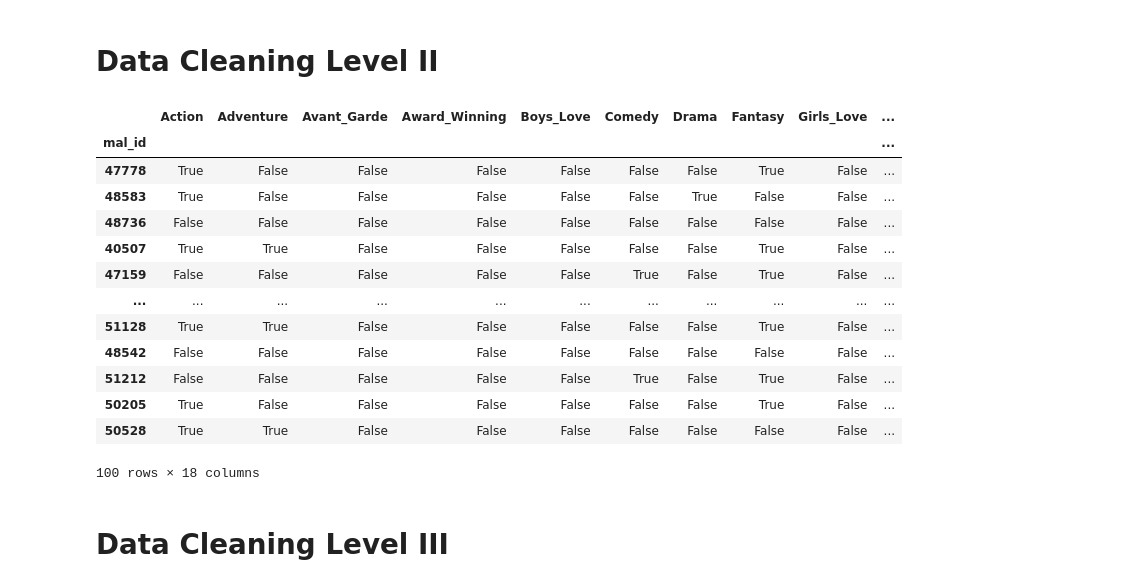
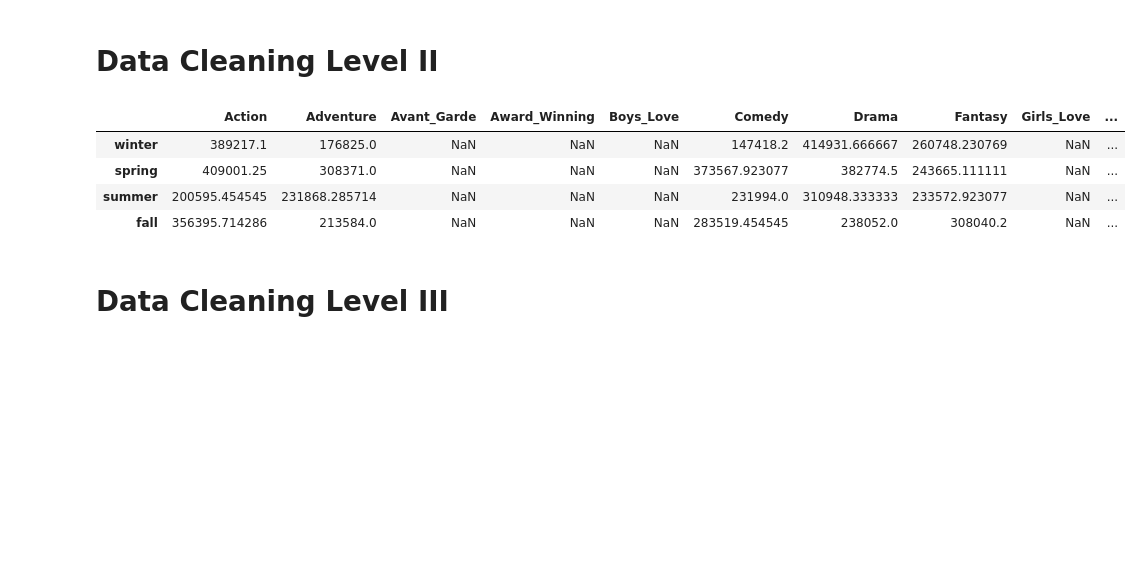
Before and after one commit to WuJunNing/INST447FinalProject, a Jupyter notebook: Final_Project.ipynb, the cells around one changed output. Saved outputs shown, nothing was run; the diff lists cells and outputs as text; code cells hidden in the pictures; blank space fills up the shorter version.

```diff
--- a/Final_Project.ipynb
+++ b/Final_Project.ipynb
@@ -115,20 +135,20 @@ data_pd
 100 rows × 53 columns
 # %% [markdown]
 # Data Cleaning Level II
-# %%
-data_pd.loc[:,'Action':'Suspense']
-# %% [output]
-|  | Action | Adventure | Avant_Garde | Award_Winning | Boys_Love | Comedy | Drama | Fantasy | Girls_Love | ... |
-| mal_id |  |  |  |  |  |  |  |  |  | ... |
-| 47778 | True | False | False | False | False | False | False | True | False | ... |
-| 48583 | True | False | False | False | False | False | True | False | False | ... |
-| 48736 | False | False | False | False | False | False | False | False | False | ... |
-| 40507 | True | True | False | False | False | False | False | True | False | ... |
-| 47159 | False | False | False | False | False | True | False | True | False | ... |
-| ... | ... | ... | ... | ... | ... | ... | ... | ... | ... | ... |
-| 51128 | True | True | False | False | False | False | False | True | False | ... |
-| 48542 | False | False | False | False | False | False | False | False | False | ... |
-| 51212 | False | False | False | False | False | True | False | True | False | ... |
-| 50205 | True | False | False | False | False | False | False | True | False | ... |
-| 50528 | True | True | False | False | False | False | False | False | False | ... |
-100 rows × 18 columns
+# %%
+season_possibilities = ['winter', 'spring', 'summer', 'fall']
+genre_data_pd = pd.DataFrame(index= season_possibilities, columns=genre_possibilities)
+for seas in season_possibilities:
+    for genre in genre_possibilities:
+        BM1 = data_pd[genre] == True
+        BM2 = data_pd['season'] == seas
+        BM = BM1 & BM2
+        genre_data_pd.at[seas, genre] = data_pd[BM].members.mean()
+
+genre_data_pd
+# %% [output]
+|  | Action | Adventure | Avant_Garde | Award_Winning | Boys_Love | Comedy | Drama | Fantasy | Girls_Love | ... |
+| winter | 389217.1 | 176825.0 | NaN | NaN | NaN | 147418.2 | 414931.666667 | 260748.230769 | NaN | ... |
+| spring | 409001.25 | 308371.0 | NaN | NaN | NaN | 373567.923077 | 382774.5 | 243665.111111 | NaN | ... |
+| summer | 200595.454545 | 231868.285714 | NaN | NaN | NaN | 231994.0 | 310948.333333 | 233572.923077 | NaN | ... |
+| fall | 356395.714286 | 213584.0 | NaN | NaN | NaN | 283519.454545 | 238052.0 | 308040.2 | NaN | ... |
```
Also changed, not shown: parts of 14 cells of this notebook, 1 other file.
